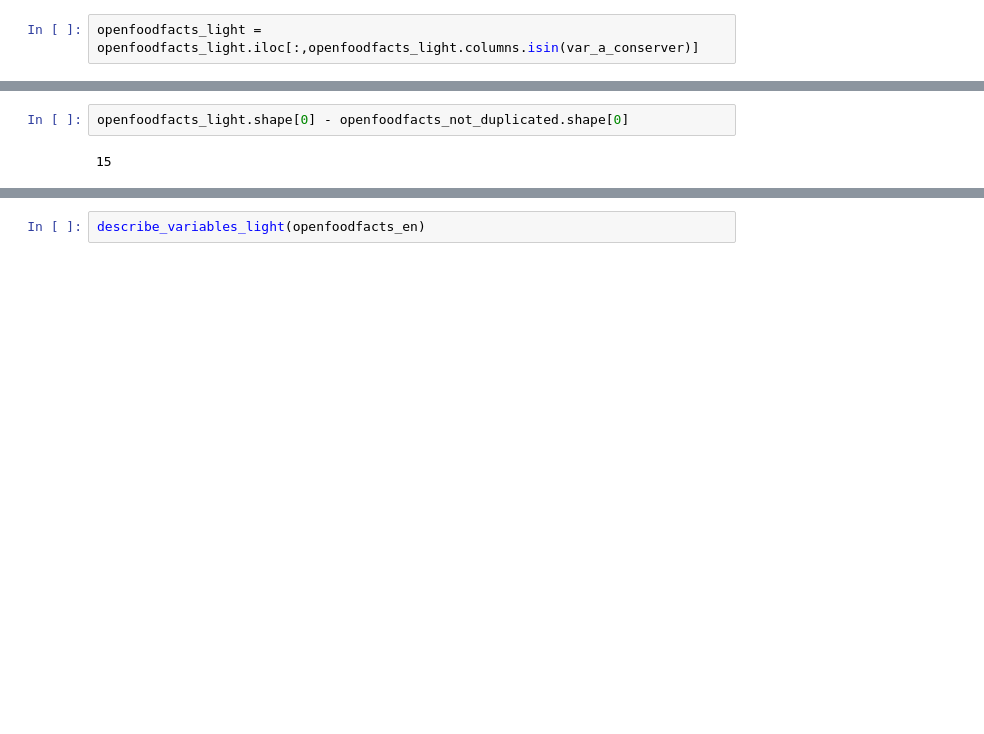
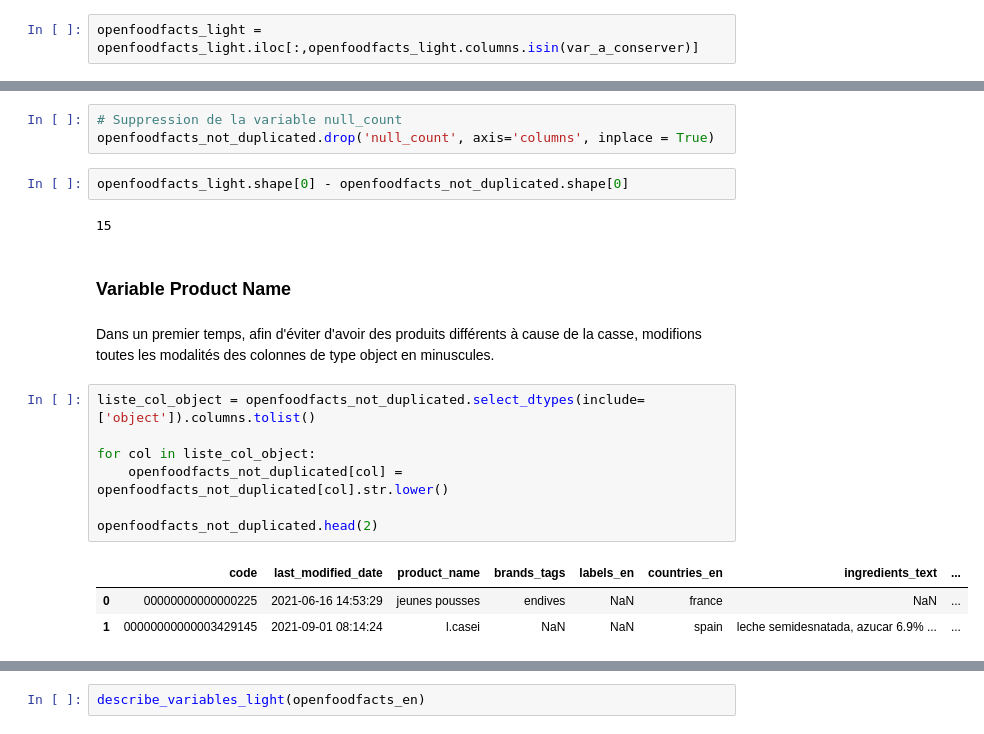
Before and after one commit to Milie-Mimi/OC_DS_Project3, a Jupyter notebook: Projet_3_Cleaning_EGR.ipynb, the cells around one changed output, grey strips where cells are left out. Saved outputs shown, nothing was run; the diff lists cells and outputs as text; blank space fills up the shorter version.

```diff
--- a/Projet_3_Cleaning_EGR.ipynb
+++ b/Projet_3_Cleaning_EGR.ipynb
@@ -1437,4 +1434,22 @@ openfoodfacts_not_duplicated.drop('null_count', axis='columns', inplace = True)
-# %%
-openfoodfacts_light.shape[0] - openfoodfacts_not_duplicated.shape[0]
-# %% [output]
-15
+# %%
+# Suppression de la variable null_count
+openfoodfacts_not_duplicated.drop('null_count', axis='columns', inplace = True)
+# %%
+openfoodfacts_light.shape[0] - openfoodfacts_not_duplicated.shape[0]
+# %% [output]
+15
+# %% [markdown]
+### Variable Product Name <a class="anchor" id="doublons_product"></a>
+# %% [markdown]
+Dans un premier temps, afin d'éviter d'avoir des produits différents à cause de la casse, modifions toutes les modalités des colonnes de type object en minuscules.
+# %%
+liste_col_object = openfoodfacts_not_duplicated.select_dtypes(include=['object']).columns.tolist()
+
+for col in liste_col_object:
+    openfoodfacts_not_duplicated[col] = openfoodfacts_not_duplicated[col].str.lower()
+
+openfoodfacts_not_duplicated.head(2)
+# %% [output]
+|  | code | last_modified_date | product_name | brands_tags | labels_en | countries_en | ingredients_text | ... |
+| 0 | 00000000000000225 | 2021-06-16 14:53:29 | jeunes pousses | endives | NaN | france | NaN | ... |
+| 1 | 00000000000003429145 | 2021-09-01 08:14:24 | l.casei | NaN | NaN | spain | leche semidesnatada, azucar 6.9% ... | ... |
```
Also changed, not shown: parts of 57 cells of this notebook.
